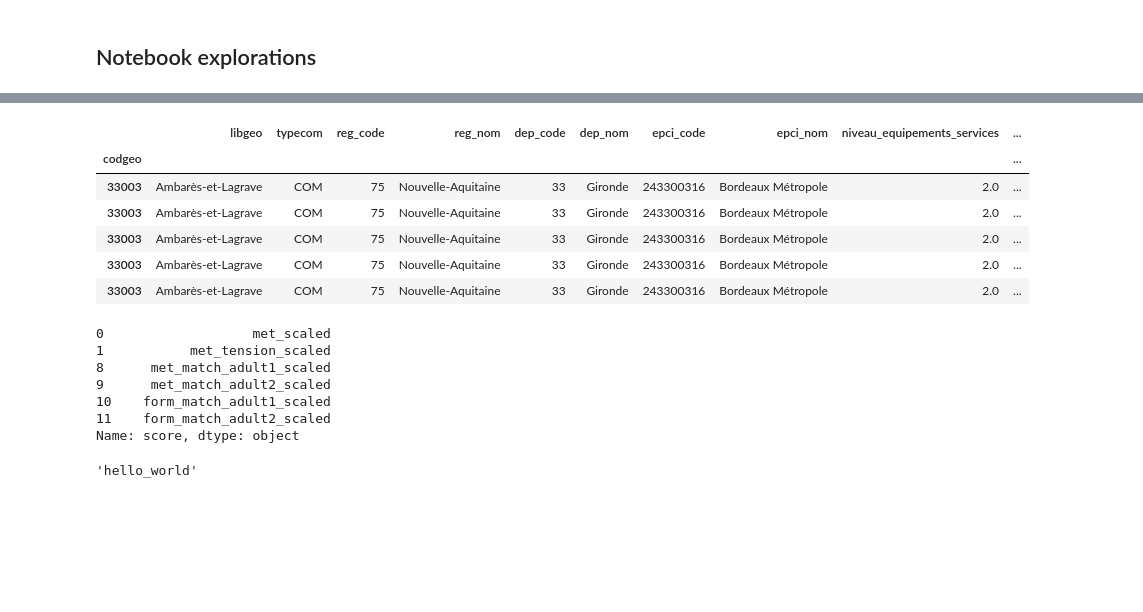
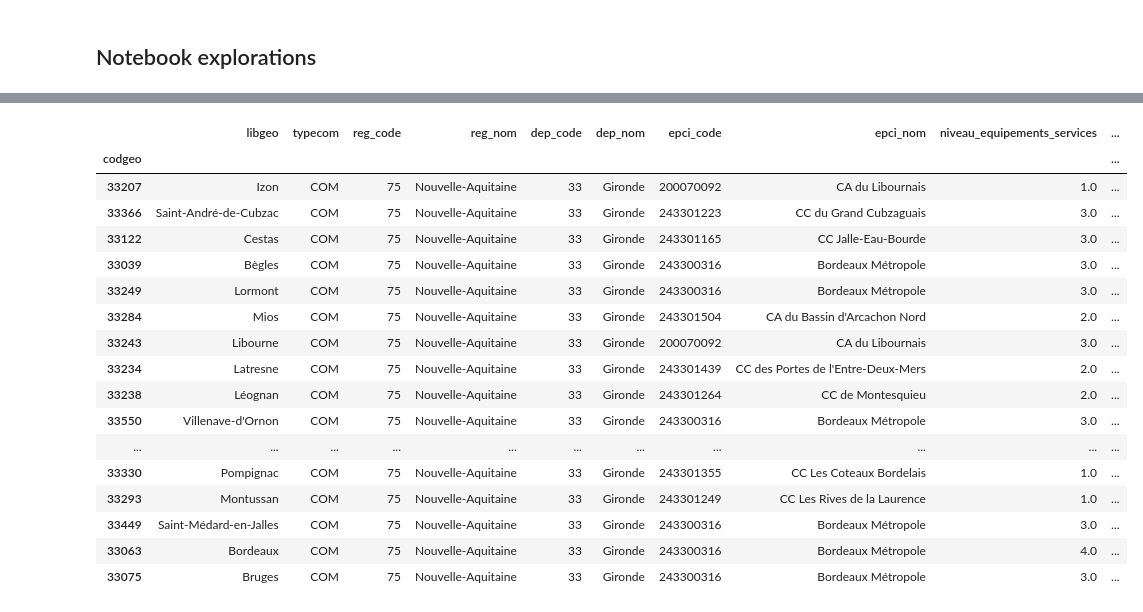
Before and after one commit to dataforgoodfr/13_odis, a Jupyter notebook: eda/notebooks/odis_stream2_scoring.ipynb, the cells around one changed output, grey strips where cells are left out. Cells and saved outputs as stored; diff of their text form; code cells hidden in the pictures; blank space fills up the shorter version.

```diff
--- a/eda/notebooks/odis_stream2_scoring.ipynb
+++ b/eda/notebooks/odis_stream2_scoring.ipynb
@@ -94,14 +94,13 @@ def adding_score_voisins(df_search, scores_cat):
 
     # Adds itself to list of voisins = monome case
     # Note: this code triggers the SettingWithCopyWarning but I don't know how to fix it...
-    df_search.codgeo_voisins = df_search.apply(lambda x: np.append(x.codgeo_voisins, x.name), axis=1)
+    df_search['codgeo_voisins_and_self'] = df_search.apply(lambda x: np.append(x.codgeo_voisins, x.name), axis=1)
 
     # Explodes the dataframe to have a row for each voisins + itself
-    df_search['codgeo_voisins_copy'] = df_search['codgeo_voisins']
-    df_search_exploded = df_search.explode('codgeo_voisins_copy')
-    df_search_exploded.rename(columns={'codgeo_voisins_copy':'codgeo_binome'}, inplace=True)
+    df_search_exploded = df_search.explode('codgeo_voisins_and_self')
+    df_search_exploded.rename(columns={'codgeo_voisins_and_self':'codgeo_binome'}, inplace=True)
 
-    # For each commune (codgeo) in search area (df_search) we add all its voisin's scores
+    # For each commune (codgeo) in search area (df_search) we all its binome's scores (incl. self as a binome)
     odis_search_exploded = pd.merge(
         df_search_exploded,
         df_binomes.add_suffix('_binome'),
@@ -111,11 +110,11 @@ def adding_score_voisins(df_search, scores_cat):
         validate="many_to_one")
 
     # Adds a column to identify binomes vs monomes + cleanup
-    odis_search_exploded['binome'] = np.where(odis_search_exploded.index == odis_search_exploded.codgeo_binome, True, False)
+    odis_search_exploded['binome'] = np.where(odis_search_exploded.index == odis_search_exploded.codgeo_binome, False, True)
 
 
     #We remove all values for the monome case to avoid accounting for them in the category score calculation
-    odis_search_exploded = monome_cleanup(odis_search_exploded)
+    # odis_search_exploded = monome_cleanup(odis_search_exploded)
 
     return odis_search_exploded
 # %% [markdown]
@@ -457,15 +456,15 @@ t = performance_tracker(t, 'Compute Subject Score End', timer_mode)
 odis_exploded = adding_score_voisins(odis_scored, scores_cat)
 t = performance_tracker(t, 'Adding Score Voisin', timer_mode)
 
-# # We compute the category scores for both the target and the binome
-# odis_exploded = compute_cat_scores(odis_exploded, scores_cat=scores_cat, penalty=prefs['binome_penalty'])
-# t = performance_tracker(t, 'Compute Cat Score End', timer_mode)
+# We compute the category scores for both the target and the binome
+odis_exploded = compute_cat_scores(odis_exploded, scores_cat=scores_cat, penalty=prefs['binome_penalty'])
+t = performance_tracker(t, 'Compute Cat Score End', timer_mode)
 
-# # We computing the final weighted score for all commune<->voisin combinations
-# odis_exploded['weighted_score'] = compute_binome_score(odis_exploded, scores_cat=scores_cat, prefs=prefs)
-# t = performance_tracker(t, 'Compute Weighted Score End', timer_mode)
+# We computing the final weighted score for all commune<->voisin combinations
+odis_exploded['weighted_score'] = compute_binome_score(odis_exploded, scores_cat=scores_cat, prefs=prefs)
+t = performance_tracker(t, 'Compute Weighted Score End', timer_mode)
 
-# # We keep best monome or binome for each commune
-# odis_search_best = best_score_compute(odis_exploded)
-# t = performance_tracker(t, 'Compute Best Score End', timer_mode)
+# We keep best monome or binome for each commune
+odis_search_best = best_score_compute(odis_exploded)
+t = performance_tracker(t, 'Compute Best Score End', timer_mode)
 # %% [output]
@@ -532,24 +480,21 @@ scores_cat
-# %%
-df.head()
-# %% [output]
-|  | libgeo | typecom | reg_code | reg_nom | dep_code | dep_nom | epci_code | epci_nom | niveau_equipements_services | ... |
-| codgeo |  |  |  |  |  |  |  |  |  | ... |
-| 33003 | Ambarès-et-Lagrave | COM | 75 | Nouvelle-Aquitaine | 33 | Gironde | 243300316 | Bordeaux Métropole | 2.0 | ... |
-| 33003 | Ambarès-et-Lagrave | COM | 75 | Nouvelle-Aquitaine | 33 | Gironde | 243300316 | Bordeaux Métropole | 2.0 | ... |
-| 33003 | Ambarès-et-Lagrave | COM | 75 | Nouvelle-Aquitaine | 33 | Gironde | 243300316 | Bordeaux Métropole | 2.0 | ... |
-| 33003 | Ambarès-et-Lagrave | COM | 75 | Nouvelle-Aquitaine | 33 | Gironde | 243300316 | Bordeaux Métropole | 2.0 | ... |
-| 33003 | Ambarès-et-Lagrave | COM | 75 | Nouvelle-Aquitaine | 33 | Gironde | 243300316 | Bordeaux Métropole | 2.0 | ... |
-# %%
-scores_cat[scores_cat.cat == 'emploi']['score']
-# %% [output]
-0                   met_scaled
-1           met_tension_scaled
-8      met_match_adult1_scaled
-9      met_match_adult2_scaled
-10    form_match_adult1_scaled
-11    form_match_adult2_scaled
-Name: score, dtype: object
-# %%
-'hello_world_binome'[:-7]
-# %% [output]
-'hello_world'
+# %%
+odis_search_best.head(20)
+# %% [output]
+|  | libgeo | typecom | reg_code | reg_nom | dep_code | dep_nom | epci_code | epci_nom | niveau_equipements_services | ... |
+| codgeo |  |  |  |  |  |  |  |  |  | ... |
+| 33207 | Izon | COM | 75 | Nouvelle-Aquitaine | 33 | Gironde | 200070092 | CA du Libournais | 1.0 | ... |
+| 33366 | Saint-André-de-Cubzac | COM | 75 | Nouvelle-Aquitaine | 33 | Gironde | 243301223 | CC du Grand Cubzaguais | 3.0 | ... |
+| 33122 | Cestas | COM | 75 | Nouvelle-Aquitaine | 33 | Gironde | 243301165 | CC Jalle-Eau-Bourde | 3.0 | ... |
+| 33039 | Bègles | COM | 75 | Nouvelle-Aquitaine | 33 | Gironde | 243300316 | Bordeaux Métropole | 3.0 | ... |
+| 33249 | Lormont | COM | 75 | Nouvelle-Aquitaine | 33 | Gironde | 243300316 | Bordeaux Métropole | 3.0 | ... |
+| 33284 | Mios | COM | 75 | Nouvelle-Aquitaine | 33 | Gironde | 243301504 | CA du Bassin d'Arcachon Nord | 2.0 | ... |
+| 33243 | Libourne | COM | 75 | Nouvelle-Aquitaine | 33 | Gironde | 200070092 | CA du Libournais | 3.0 | ... |
+| 33234 | Latresne | COM | 75 | Nouvelle-Aquitaine | 33 | Gironde | 243301439 | CC des Portes de l'Entre-Deux-Mers | 2.0 | ... |
+| 33238 | Léognan | COM | 75 | Nouvelle-Aquitaine | 33 | Gironde | 243301264 | CC de Montesquieu | 2.0 | ... |
+| 33550 | Villenave-d'Ornon | COM | 75 | Nouvelle-Aquitaine | 33 | Gironde | 243300316 | Bordeaux Métropole | 3.0 | ... |
+| ... | ... | ... | ... | ... | ... | ... | ... | ... | ... | ... |
+| 33330 | Pompignac | COM | 75 | Nouvelle-Aquitaine | 33 | Gironde | 243301355 | CC Les Coteaux Bordelais | 1.0 | ... |
+| 33293 | Montussan | COM | 75 | Nouvelle-Aquitaine | 33 | Gironde | 243301249 | CC Les Rives de la Laurence | 1.0 | ... |
+| 33449 | Saint-Médard-en-Jalles | COM | 75 | Nouvelle-Aquitaine | 33 | Gironde | 243300316 | Bordeaux Métropole | 3.0 | ... |
+| 33063 | Bordeaux | COM | 75 | Nouvelle-Aquitaine | 33 | Gironde | 243300316 | Bordeaux Métropole | 4.0 | ... |
+| 33075 | Bruges | COM | 75 | Nouvelle-Aquitaine | 33 | Gironde | 243300316 | Bordeaux Métropole | 3.0 | ... |
```
Also changed, not shown: parts of 12 cells of this notebook, 3 other files.
